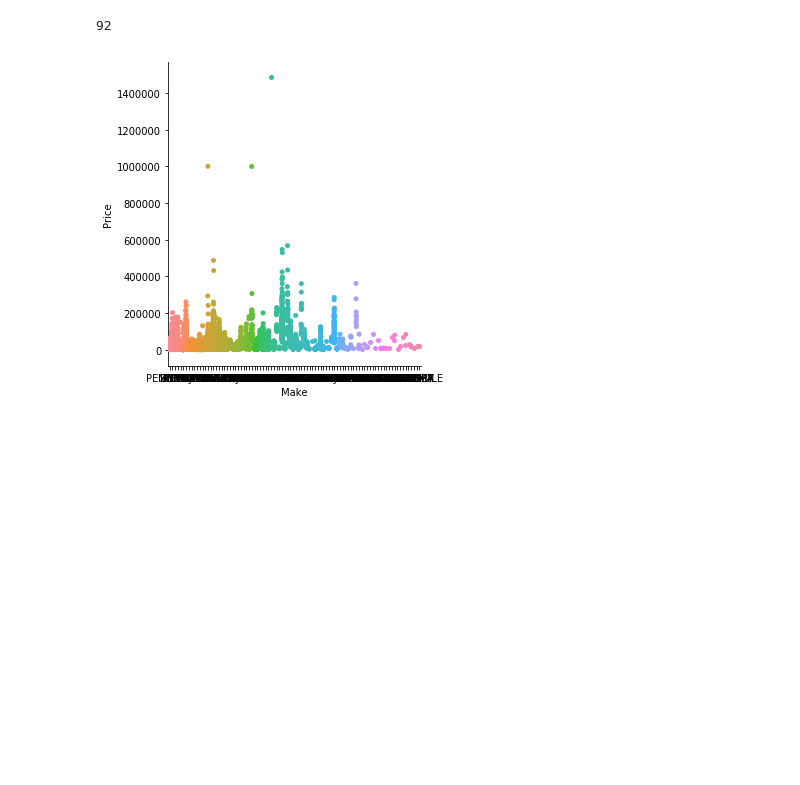
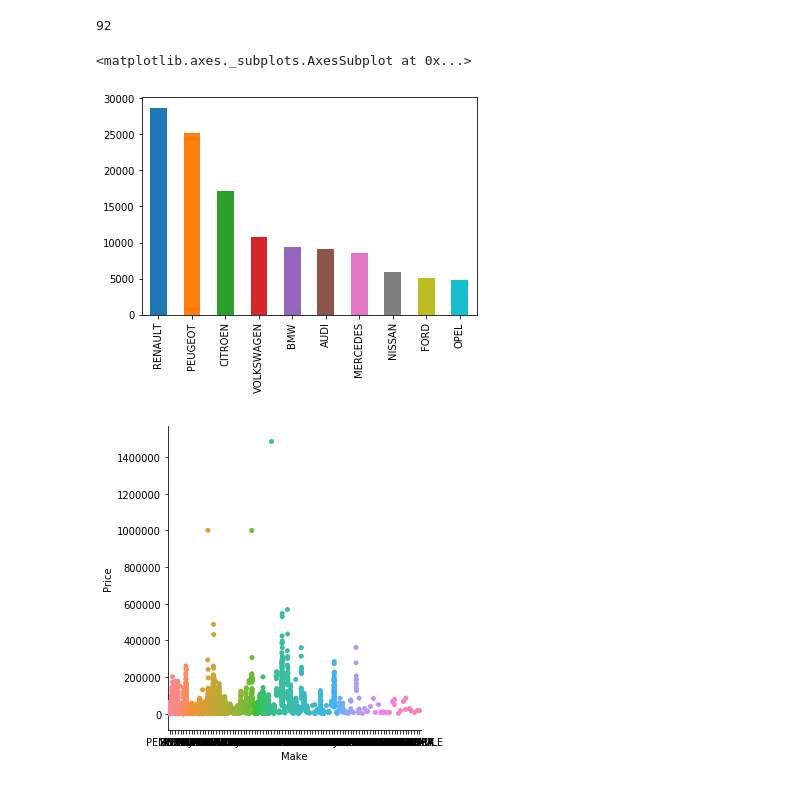
Before and after one commit to nguyenkhacbaoanh/used_car_price_estimation, a Jupyter notebook: notebook/Data Car Preprocessing.ipynb, the cells around one changed output. Drawn from its saved outputs; the diff is of its cells as text; code cells hidden in the pictures; blank space fills up the shorter version.

```diff
--- a/notebook/Data Car Preprocessing.ipynb
+++ b/notebook/Data Car Preprocessing.ipynb
@@ -334,6 +334,11 @@ sns.distplot(data_car_preprocessed_non_duplicate.log_price, bins=500, norm_hist=
 data_car_preprocessed_non_duplicate.Make.nunique()
 # %% [output]
 92
+# %%
+data_car_preprocessed_non_duplicate["Make"].value_counts()[:10].plot(kind='bar')
+# %% [output]
+<matplotlib.axes._subplots.AxesSubplot at 0x...>
+[figure, added]
 # %%
 sns.catplot(x="Make", y="Price", data=data_car_preprocessed_non_duplicate);
 # %% [output]
```
Also changed, not shown: parts of 17 cells of this notebook, 1 other file.
